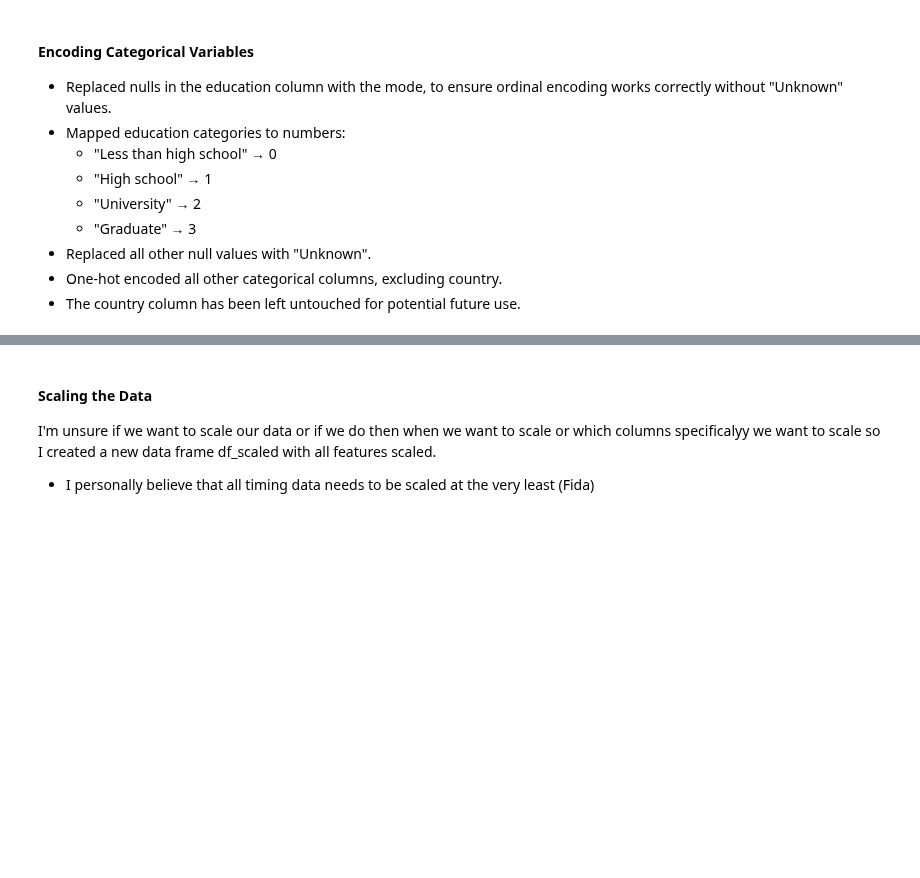
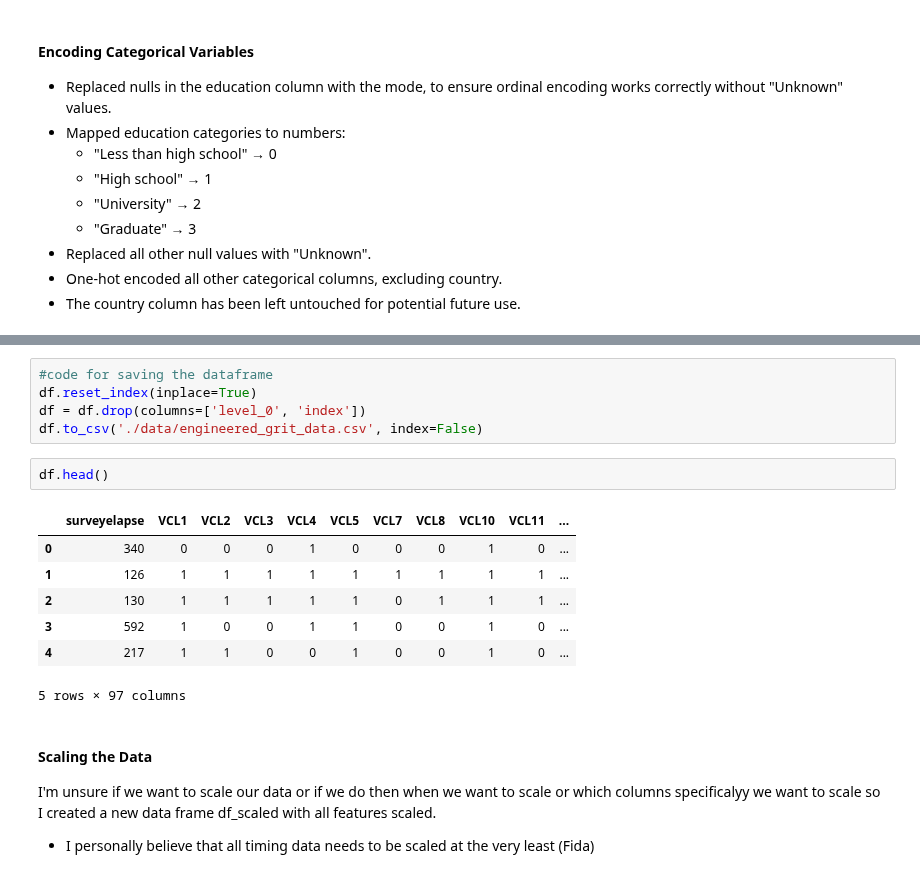
Before and after one commit to Rishik15/BTT_GM2, a Jupyter notebook: FeatureEngineering.ipynb, the cells around one changed output, grey strips where cells are left out. Cells and saved outputs as stored; diff of their text form; blank space fills up the shorter version.

```diff
--- a/FeatureEngineering.ipynb
+++ b/FeatureEngineering.ipynb
@@ -171,3 +117,18 @@ df.head()
+# %%
+#code for saving the dataframe
+df.reset_index(inplace=True)
+df = df.drop(columns=['level_0', 'index'])
+df.to_csv('./data/engineered_grit_data.csv', index=False)
+# %%
+df.head()
+# %% [output]
+|  | surveyelapse | VCL1 | VCL2 | VCL3 | VCL4 | VCL5 | VCL7 | VCL8 | VCL10 | VCL11 | ... |
+| 0 | 340 | 0 | 0 | 0 | 1 | 0 | 0 | 0 | 1 | 0 | ... |
+| 1 | 126 | 1 | 1 | 1 | 1 | 1 | 1 | 1 | 1 | 1 | ... |
+| 2 | 130 | 1 | 1 | 1 | 1 | 1 | 0 | 1 | 1 | 1 | ... |
+| 3 | 592 | 1 | 0 | 0 | 1 | 1 | 0 | 0 | 1 | 0 | ... |
+| 4 | 217 | 1 | 1 | 0 | 0 | 1 | 0 | 0 | 1 | 0 | ... |
+5 rows × 97 columns
 # %% [markdown]
 #### Scaling the Data
 
```
Also changed, not shown: parts of 8 cells of this notebook, 1 other file.
